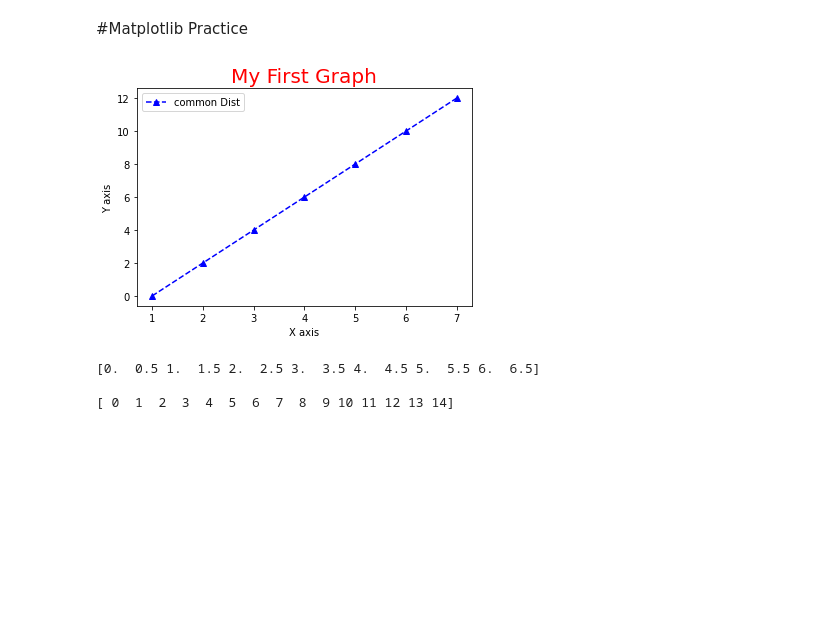
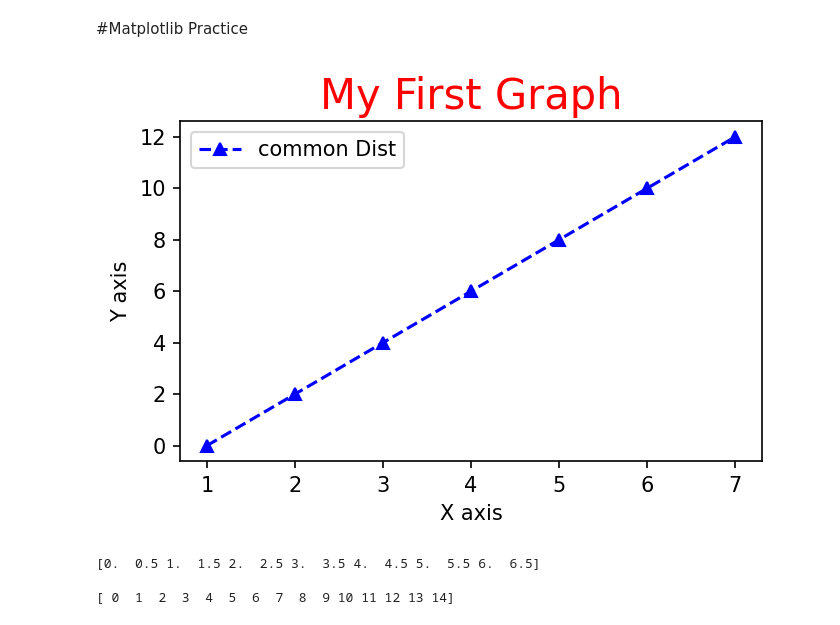
Before and after one commit to palleramcharan/Pythonpractice, a Jupyter notebook: FreeCodeCampPractice.ipynb, the cells around one changed output. Drawn from its saved outputs; the diff is of its cells as text; code cells hidden in the pictures; blank space fills up the shorter version.

```diff
--- a/FreeCodeCampPractice.ipynb
+++ b/FreeCodeCampPractice.ipynb
@@ -357,25 +357,25 @@ df2.plot()
 # %%
 #sample practice sessions from  here https://www.youtube.com/watch?v=3Xc3CA655Y4&ab_channel=freeCodeCamp.org
 import matplotlib.pyplot as plt
 x=[1,2,3,4,5,6,7]
 y=[0,2,4,6,8,10,12]
-
+plt.figure(figsize =[5,3],dpi=150)  #to change the dimentions of the output of the graph
 plt.title("My First Graph",fontdict={'fontsize':20,'color':"red"})
 plt.xlabel("X axis")
 plt.ylabel("Y axis")
 plt.xticks([1,2,3,4,5,6,7,8,9])
 plt.yticks([0,2,4,6,8,10,12,14,16,18])
 #plt.plot(x,y,label="common Dist",linestyle='dashed',marker='o',color="green",markersize=10,markeredgecolor="red")
 
 #for shorter notation use below  fmt = '[marker][line][color]'
 fmt = 'b^--'
 plt.plot(x,y,fmt,label="common Dist")
 plt.legend()
 
 
 plt.show()
 # %% [output]
-[figure, old version]
+[figure, new version]
 # %%
 x2=np.arange(0,7,0.5)
 x3=np.arange(15)
```
Also changed, not shown: parts of 8 cells of this notebook.
